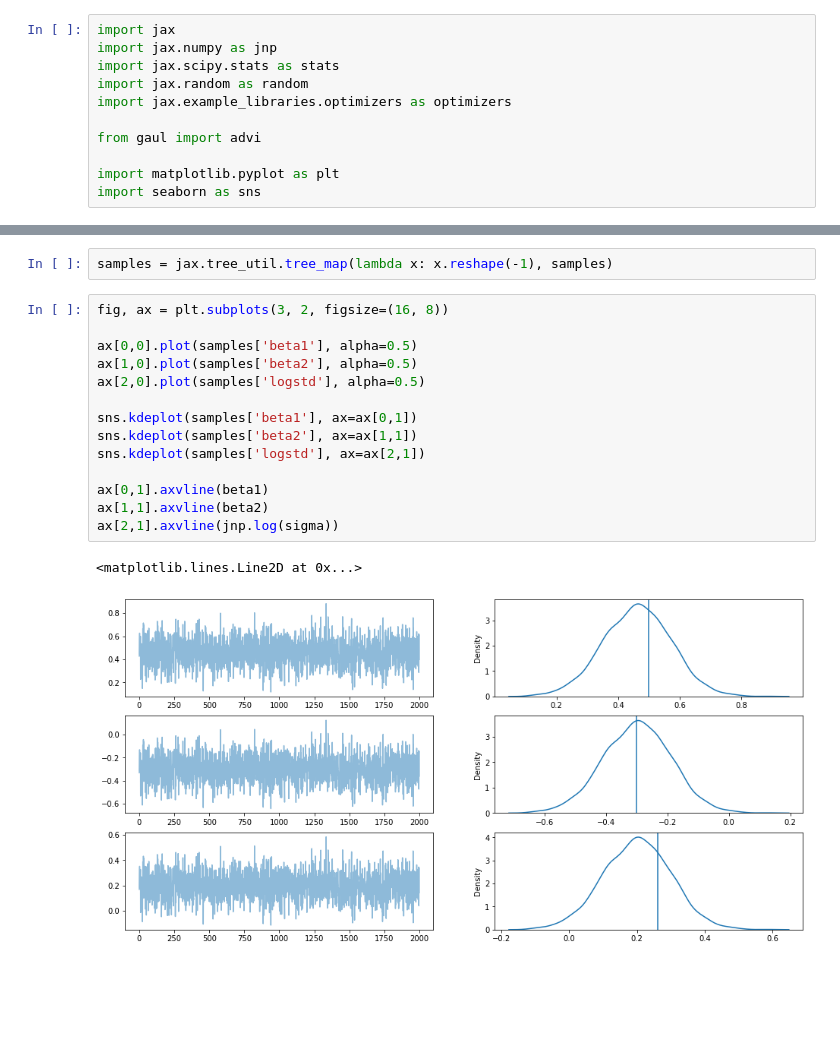
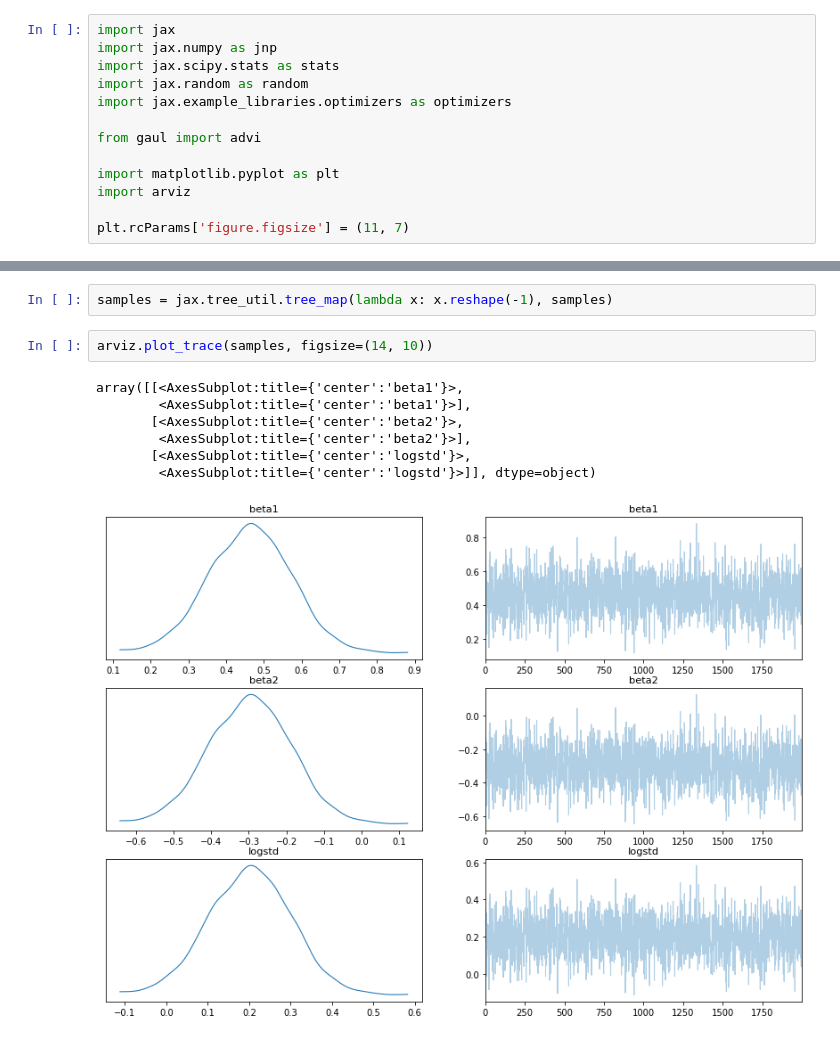
Before and after one commit to al-jshen/gaul, a Jupyter notebook: docs/source/examples/autoregressive.ipynb, the cells around one changed output, grey strips where cells are left out. Drawn from its saved outputs; the diff is of its cells as text; blank space fills up the shorter version.

```diff
--- a/docs/source/examples/autoregressive.ipynb
+++ b/docs/source/examples/autoregressive.ipynb
@@ -10,7 +10,9 @@ import jax.example_libraries.optimizers as optimizers
 from gaul import advi
 
 import matplotlib.pyplot as plt
-import seaborn as sns
+import arviz
+
+plt.rcParams['figure.figsize'] = (11, 7)
 # %%
 n = 50
 beta1 = 0.5
@@ -60,22 +62,15 @@ samples = advi.sample(
 # %%
 samples = jax.tree_util.tree_map(lambda x: x.reshape(-1), samples)
 # %%
-fig, ax = plt.subplots(3, 2, figsize=(16, 8))
-
-ax[0,0].plot(samples['beta1'], alpha=0.5)
-ax[1,0].plot(samples['beta2'], alpha=0.5)
-ax[2,0].plot(samples['logstd'], alpha=0.5)
-
-sns.kdeplot(samples['beta1'], ax=ax[0,1])
-sns.kdeplot(samples['beta2'], ax=ax[1,1])
-sns.kdeplot(samples['logstd'], ax=ax[2,1])
-
-ax[0,1].axvline(beta1)
-ax[1,1].axvline(beta2)
-ax[2,1].axvline(jnp.log(sigma))
+arviz.plot_trace(samples, figsize=(14, 10))
 # %% [output]
-<matplotlib.lines.Line2D at 0x...>
+array([[<AxesSubplot:title={'center':'beta1'}>,
+        <AxesSubplot:title={'center':'beta1'}>],
+       [<AxesSubplot:title={'center':'beta2'}>,
+        <AxesSubplot:title={'center':'beta2'}>],
+       [<AxesSubplot:title={'center':'logstd'}>,
+        <AxesSubplot:title={'center':'logstd'}>]], dtype=object)
-[figure, old version]
+[figure, new version]
 # %%
 def sim_ar2(beta1, beta2, sigma, rng):
     ysim = jnp.zeros(n)
```
Also changed, not shown: parts of 2 cells of this notebook, 6 other files.
